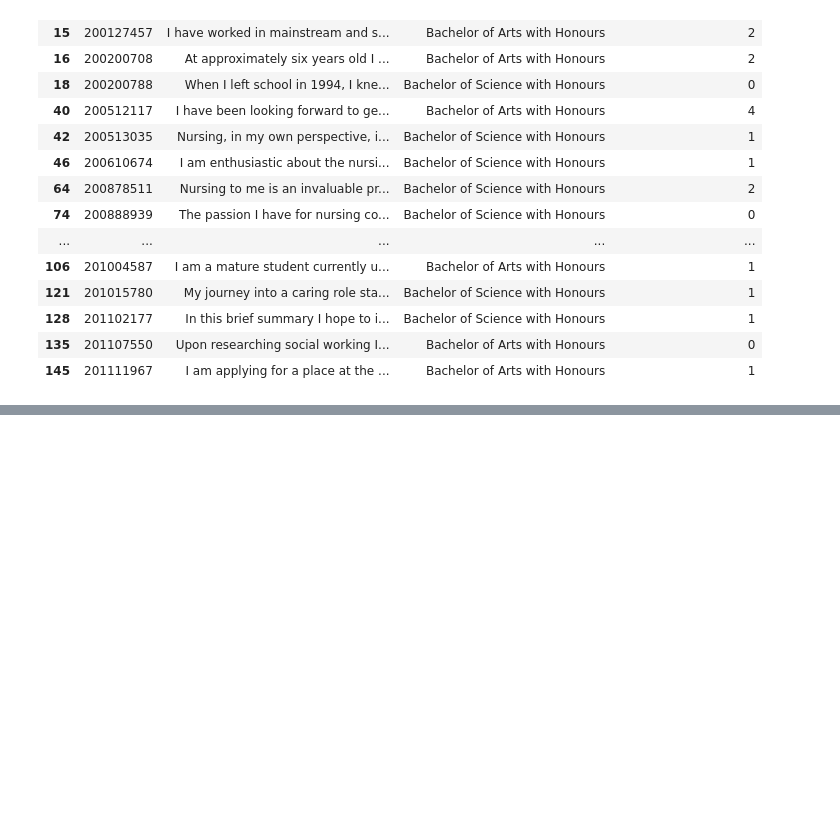
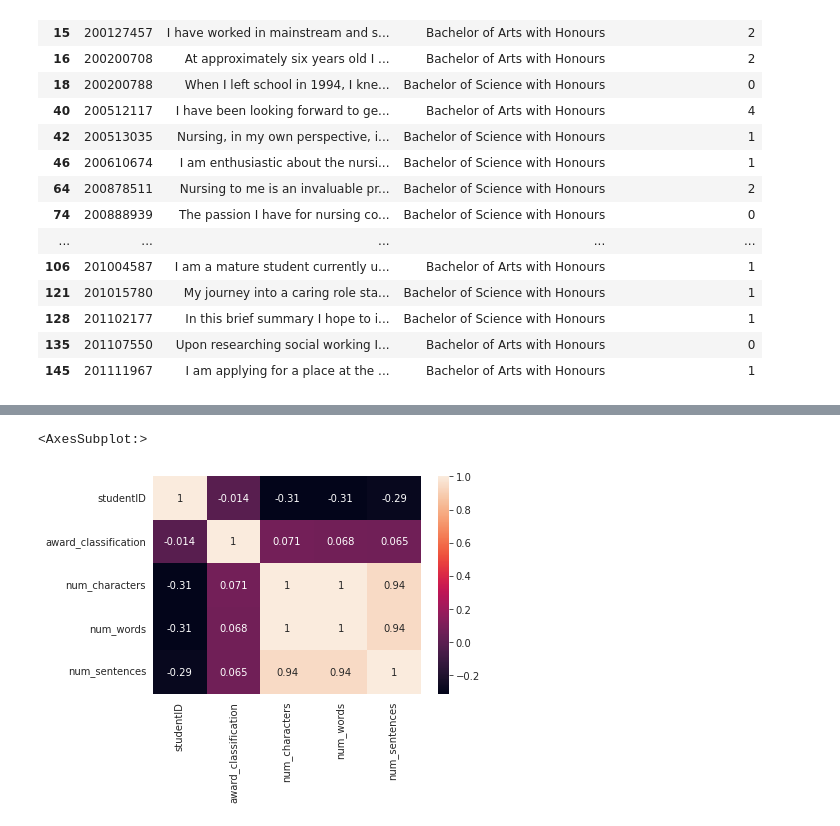
Before and after one commit to Abbracx/personal-statement-analysis, a Jupyter notebook: Personal statement analysis.ipynb, the cells around one changed output, grey strips where cells are left out. Saved outputs shown, nothing was run; the diff lists cells and outputs as text; code cells hidden in the pictures; blank space fills up the shorter version.

```diff
--- a/Personal statement analysis.ipynb
+++ b/Personal statement analysis.ipynb
@@ -270,0 +413,5 @@ SyntaxError: unexpected EOF while parsing (3791832200.py, line 4)
+# %%
+sns.heatmap(df.corr(), annot=True)
+# %% [output]
+<AxesSubplot:>
+[figure, added]
```
Also changed, not shown: parts of 14 cells of this notebook.
